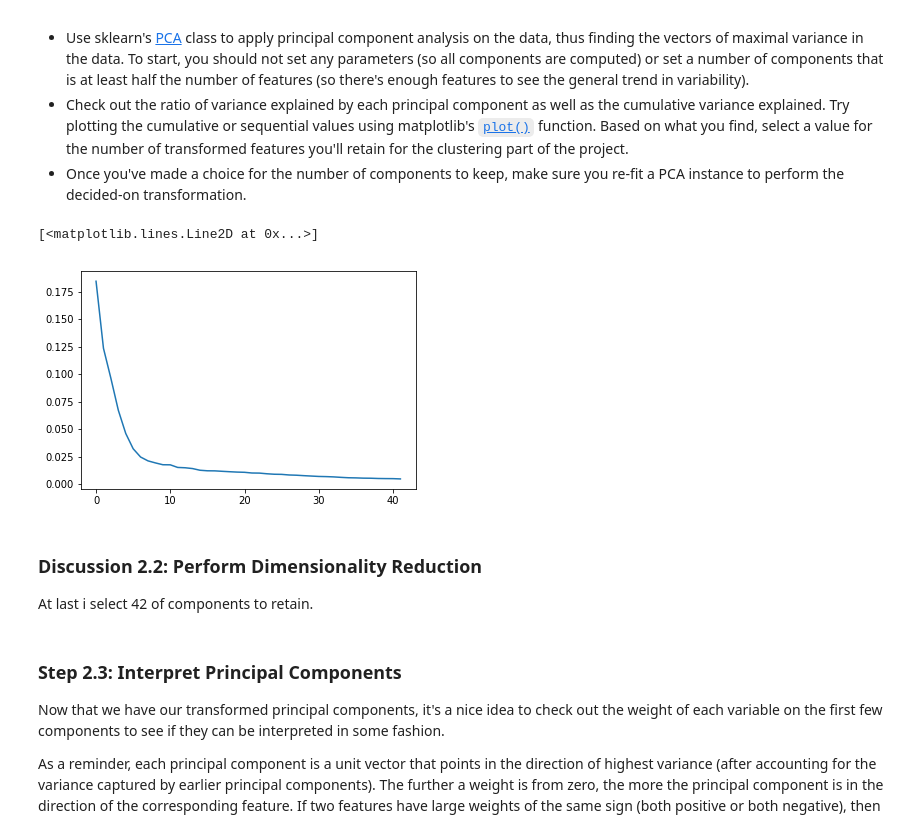
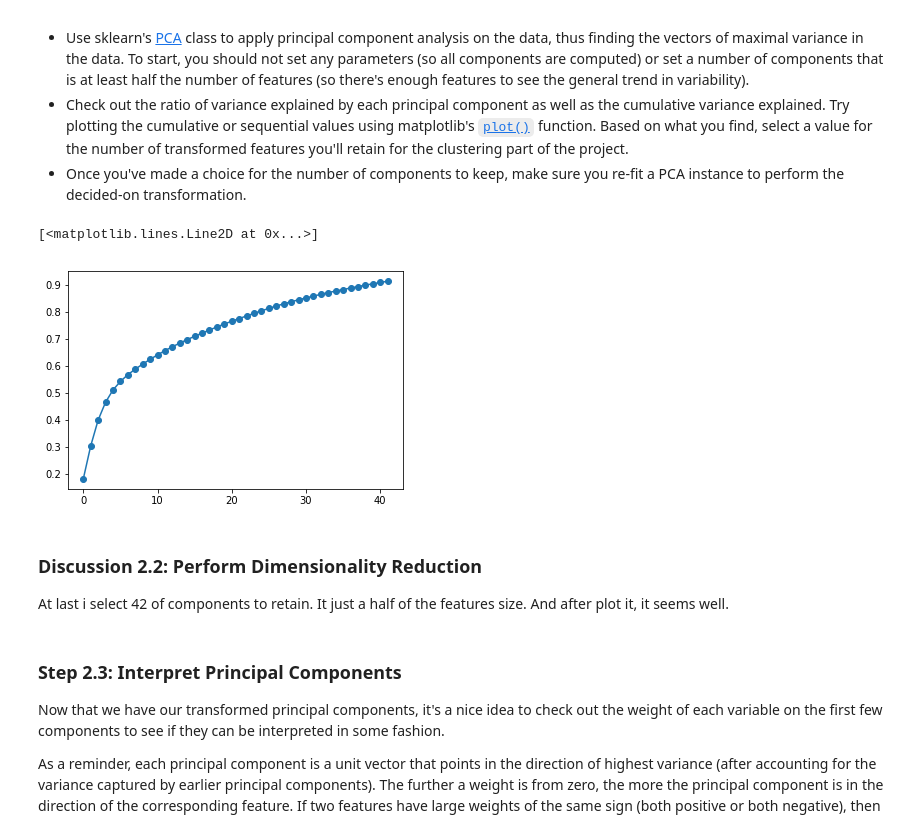
Before and after one commit to kylechenoO/Identify_Customer_Segments, a Jupyter notebook: Identify_Customer_Segments.ipynb, the cells around one changed output. Drawn from its saved outputs; the diff is of its cells as text; code cells hidden in the pictures.

```diff
--- a/Identify_Customer_Segments.ipynb
+++ b/Identify_Customer_Segments.ipynb
@@ -182,7 +182,7 @@ plt.show()
 #  get drop features list
 drop_lst = []
 for col in nan_count_dict:
-    if nan_count_dict[col] > 200000:
+    if nan_count_dict[col] > 400000:
         drop_lst.append(col)
 
 # drop features
@@ -483,7 +489,7 @@ def clean_data(df):
     nan_count_dict, X, Y = get_nan_dict(tdf)
     drop_lst = []
     for col in nan_count_dict:
-        if nan_count_dict[col] > 200000:
+        if nan_count_dict[col] > 400000:
             drop_lst.append(col)
     tdf.drop(drop_lst, axis=1, inplace = True)
 
@@ -609,17 +615,18 @@ pca = PCA(n_components = 42)
 pca_data = pca.fit_transform(data)
 # %%
 # Investigate the variance accounted for by each principal component.
-plt.plot(pca.explained_variance_ratio_)
+# plt.plot(pca.explained_variance_ratio_)
+plt.plot(np.cumsum(pca.explained_variance_ratio_), '-o')
 # %% [output]
 [<matplotlib.lines.Line2D at 0x...>]
-[figure, old version]
+[figure, new version]
 # %%
 # Re-apply PCA to the data while selecting for number of components to retain.
 data = pca_data
 # %% [markdown]
 ### Discussion 2.2: Perform Dimensionality Reduction
 
-At last i select 42 of components to retain.
+At last i select 42 of components to retain. It just a half of the features size. And after plot it, it seems well.
 # %% [markdown]
 ### Step 2.3: Interpret Principal Components
 
```
Also changed, not shown: parts of 23 cells of this notebook, 1 other file.
